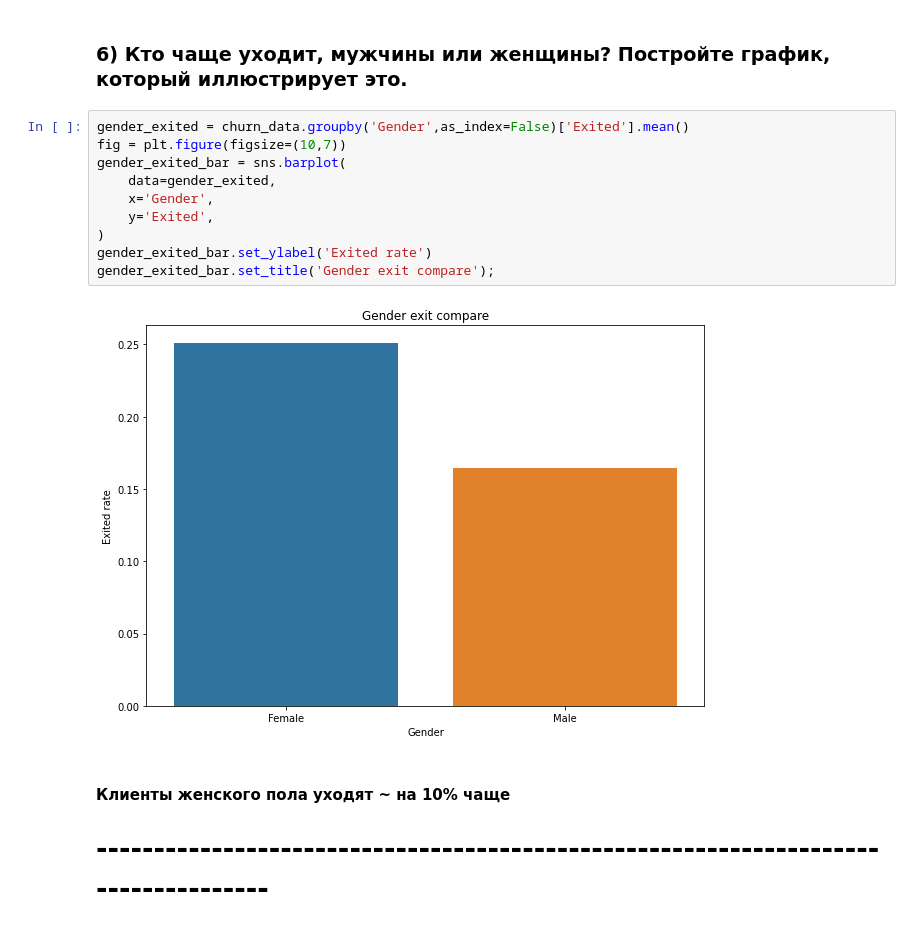
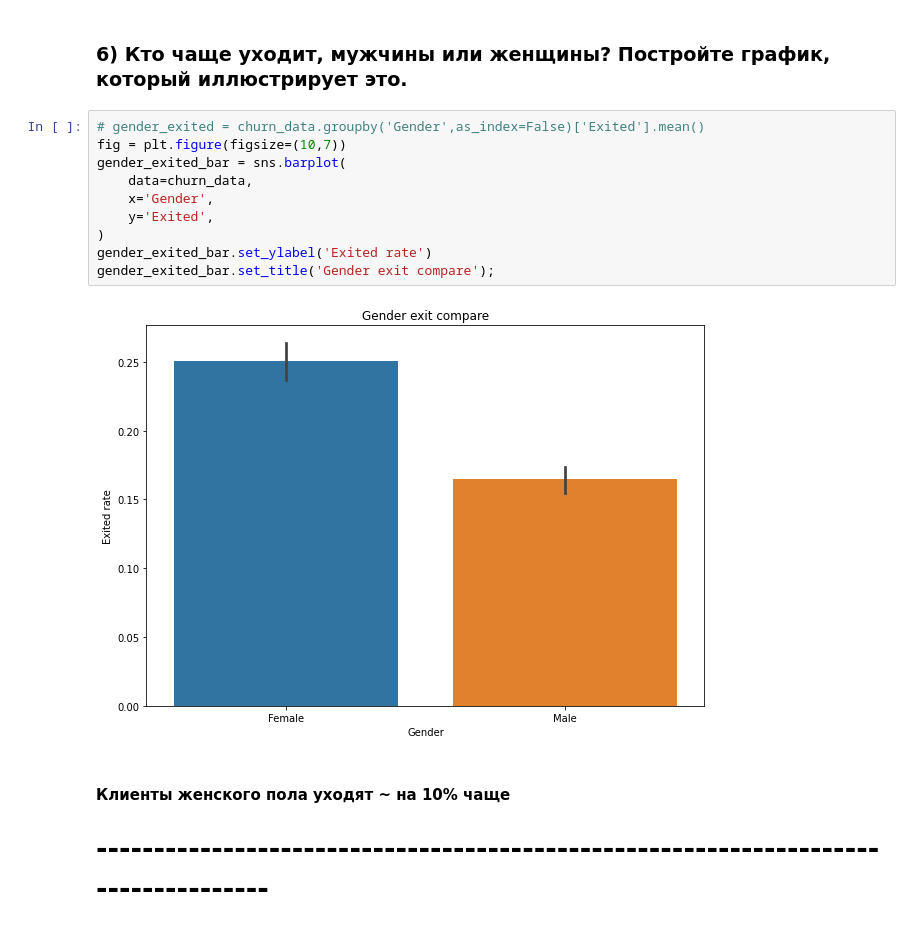
Before and after one commit to illbeurs/DS-Course, a Jupyter notebook: DS_Course_Folder/Visualization/vizual_practice.ipynb, the cells around one changed output. Cells and saved outputs as stored; diff of their text form.

```diff
--- a/DS_Course_Folder/Visualization/vizual_practice.ipynb
+++ b/DS_Course_Folder/Visualization/vizual_practice.ipynb
@@ -121,17 +121,17 @@ payment_scatter.show()
 # %% [markdown]
 ### 6) Кто чаще уходит, мужчины или женщины? Постройте график, который иллюстрирует это.
 # %%
-gender_exited = churn_data.groupby('Gender',as_index=False)['Exited'].mean()
+# gender_exited = churn_data.groupby('Gender',as_index=False)['Exited'].mean()
 fig = plt.figure(figsize=(10,7))
 gender_exited_bar = sns.barplot(
-    data=gender_exited,
+    data=churn_data,
     x='Gender',
     y='Exited',
 )
 gender_exited_bar.set_ylabel('Exited rate')
 gender_exited_bar.set_title('Gender exit compare');
 # %% [output]
-[figure, old version]
+[figure, new version]
 # %% [markdown]
 #### Клиенты женского пола уходят ~ на 10% чаще
 # -----------------------------------------------------------------------------------
```
Also changed, not shown: 26 other files.
